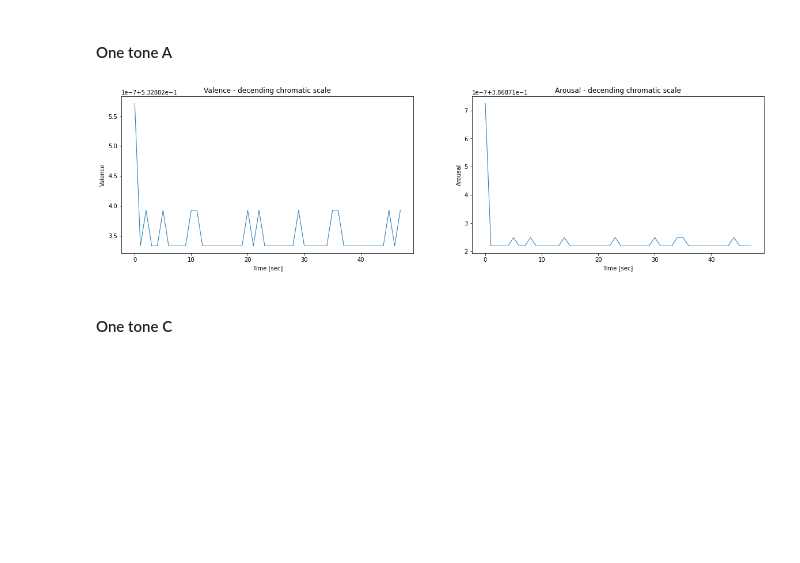
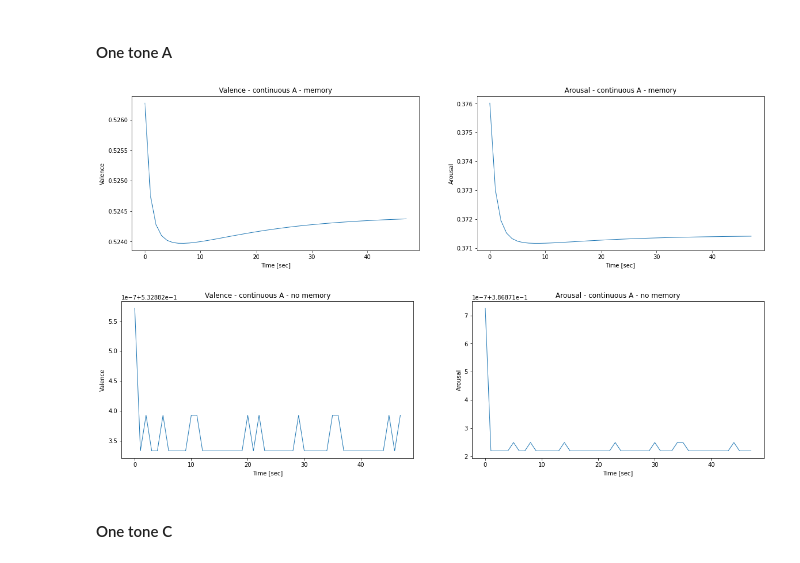
Before and after one commit to amityungman/aimpathy, a Jupyter notebook: LSTMCNN.ipynb, the cells around one changed output. Drawn from its saved outputs; the diff is of its cells as text; code cells hidden in the pictures; blank space fills up the shorter version.

```diff
--- a/LSTMCNN.ipynb
+++ b/LSTMCNN.ipynb
@@ -341,7 +341,7 @@ def get_spectograms(file_name: str):
     chunked_spectograms = [spectrogram[0, :, int((i/2-1)*CHUNK_SIZE_IN_SPECTROS): int((i/2)*CHUNK_SIZE_IN_SPECTROS)] for i in range(spectogram.shape[2]//CHUNK_SIZE_IN_SPECTROS)]
     return chunked_spectograms
 # %%
-def test_spectrograms(spetrograms_to_test):
+def test_spectrograms(spetrograms_to_test, use_memory = True):
     valence_values = list()
     arousal_values = list()
 
@@ -350,8 +350,9 @@ def test_spectrograms(spetrograms_to_test):
         for ind, X_test in tqdm(enumerate(spetrograms_to_test), total=len(spetrograms_to_test)):
             if X_test.shape[1] < CHUNK_SIZE_IN_SPECTROS:
                 continue
-            model_c.hidden = (torch.zeros(model_c.hidden[0].shape).cuda(),
-                              torch.zeros(model_c.hidden[0].shape).cuda())
+            if not use_memory:
+                model_c.hidden = (torch.zeros(model_c.hidden[0].shape).cuda(),
+                                  torch.zeros(model_c.hidden[0].shape).cuda())
             y_val = model_c(X_test.cuda())
             valence_values.append(y_val[0].item())
             arousal_values.append(y_val[1].item())
@@ -403,10 +410,13 @@ plot_thayer_model(valence_values, arousal_values, "chromatic scale up")
 # %%
 one_tone_A_spectograms = get_spectograms("one_tone_A.wav")
 # %%
-valence_values, arousal_values = test_spectrograms(one_tone_A_spectograms)
-plot_thayer_model(valence_values, arousal_values, "continuous A")
+valence_values, arousal_values = test_spectrograms(one_tone_A_spectograms, use_memory=True)
+plot_thayer_model(valence_values, arousal_values, "continuous A - memory")
+valence_values, arousal_values = test_spectrograms(one_tone_A_spectograms, use_memory=False)
+plot_thayer_model(valence_values, arousal_values, "continuous A - no memory")
 # %% [output]
-[figure, old version]
+[figure, new version]
+[figure, added]
 # %% [markdown]
 #### One tone C
 # %%
```
Also changed, not shown: parts of 5 cells of this notebook.
